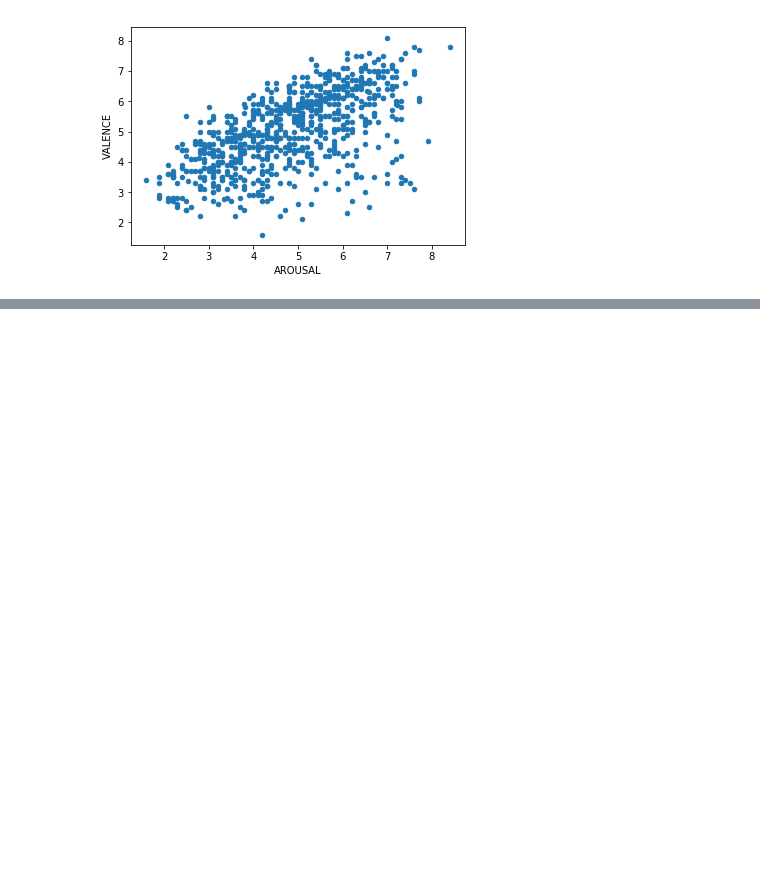
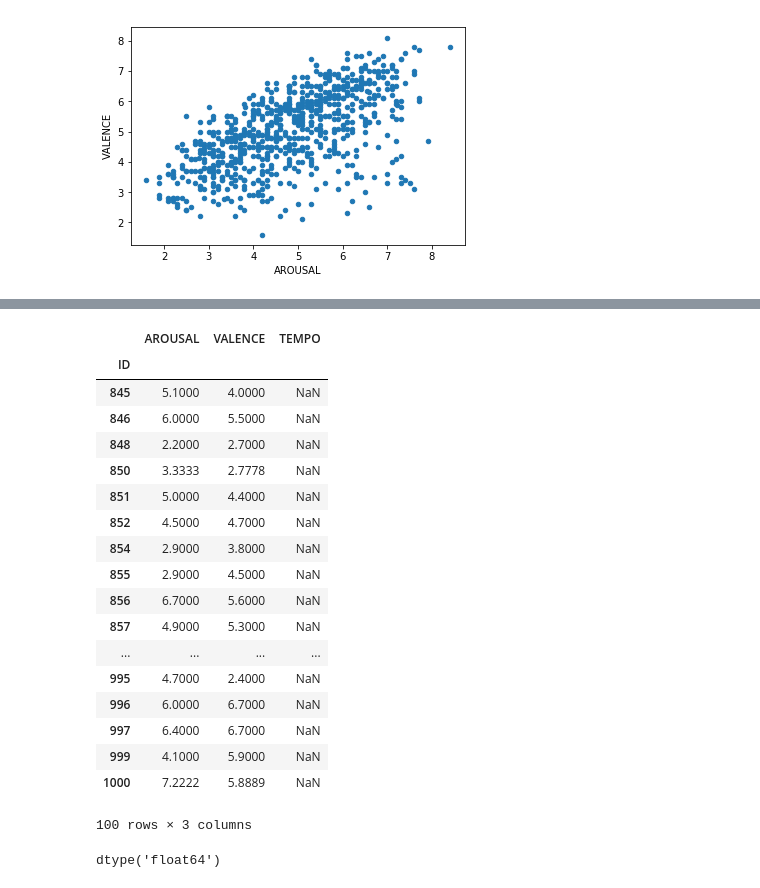
Before and after one commit to thomas-adriano/music-emotions-intel, a Jupyter notebook: jupyter-notebook/correlations.ipynb, the cells around one changed output, grey strips where cells are left out. Saved outputs shown, nothing was run; the diff lists cells and outputs as text; code cells hidden in the pictures; blank space fills up the shorter version.

Commit message:
trying to create a valence/arousal/tempo dataframe

```diff
--- a/jupyter-notebook/correlations.ipynb
+++ b/jupyter-notebook/correlations.ipynb
@@ -3,9 +3,9 @@
 import notebook_utils
 notebook_utils.prepare_notebook_path()
 # %%
-import annotations
 import matplotlib.pyplot as plt
 import pandas as pd
 from music_emotions_intel import feature_extraction, paths, io
 
-data = io.get_annotations()
+data = io.load_annotations()
+data.head()
@@ -16,10 +24,16 @@ data.plot.scatter(x='AROUSAL', y='VALENCE')
 # %% [output]
 <matplotlib.axes._subplots.AxesSubplot at 0x...>
 [figure]
-# %%
-
-for (y, sr), dir_, filename in io.load_audio_from_dir(paths.AUDIO_CLIPS_PATH, sr=feature_extraction.DEFAULT_SAMPLING_RATE, duration=45):
-    name = io.get_filename(filename)
-    data = annotations.set_value(int(name), 'TEMPO', feature_extraction.tempo(y, sr))
-
-print(data)
+# %%
+audio_data = io.load_optimized_audio_data_file(paths.DEFAULT_AUDIO_DB_DIR)
+tempos = []
+tempos_ids = []
+for id_ in audio_data:
+    tempo = feature_extraction.tempo(audio_data[id_].y, audio_data[id_].sr)
+    tempos.append(tempo)
+    tempos_ids.append(id_)
+# %%
+tempo_dict = {'ID': tempos_ids, 'TEMPO': tempos}
+tempo_data = pd.DataFrame(tempo_dict)
+tempo_data = tempo_data.set_index('ID')
+tempo_data.head()
@@ -25,0 +48,27 @@ print(data)
+# %%
+data = data.join(tempo_data)
+data.tail(n=100)
+# %% [output]
+|  | AROUSAL | VALENCE | TEMPO |
+| ID |  |  |  |
+| 845 | 5.1000 | 4.0000 | NaN |
+| 846 | 6.0000 | 5.5000 | NaN |
+| 848 | 2.2000 | 2.7000 | NaN |
+| 850 | 3.3333 | 2.7778 | NaN |
+| 851 | 5.0000 | 4.4000 | NaN |
+| 852 | 4.5000 | 4.7000 | NaN |
+| 854 | 2.9000 | 3.8000 | NaN |
+| 855 | 2.9000 | 4.5000 | NaN |
+| 856 | 6.7000 | 5.6000 | NaN |
+| 857 | 4.9000 | 5.3000 | NaN |
+| ... | ... | ... | ... |
+| 995 | 4.7000 | 2.4000 | NaN |
+| 996 | 6.0000 | 6.7000 | NaN |
+| 997 | 6.4000 | 6.7000 | NaN |
+| 999 | 4.1000 | 5.9000 | NaN |
+| 1000 | 7.2222 | 5.8889 | NaN |
+100 rows × 3 columns
+# %%
+data['TEMPO'].dtype
+# %% [output]
+dtype('float64')
```
Also changed, not shown: parts of 3 cells of this notebook, 3 other files.
